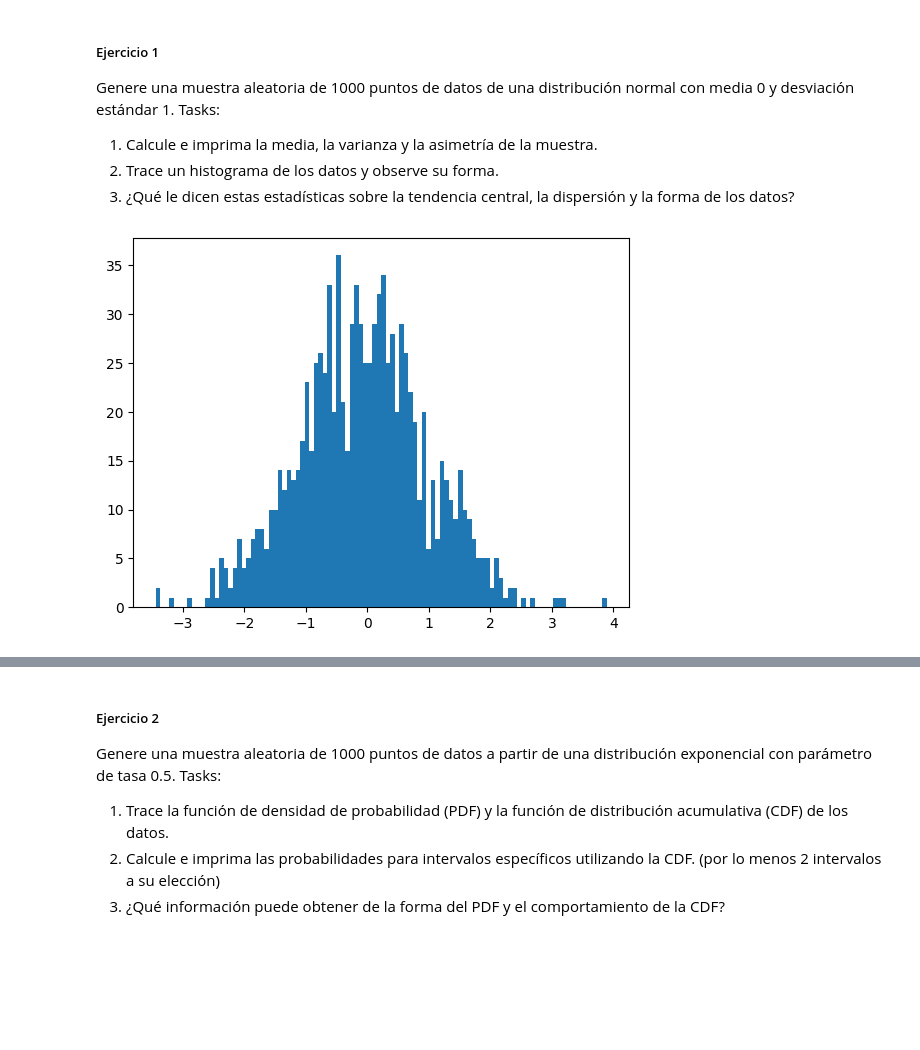
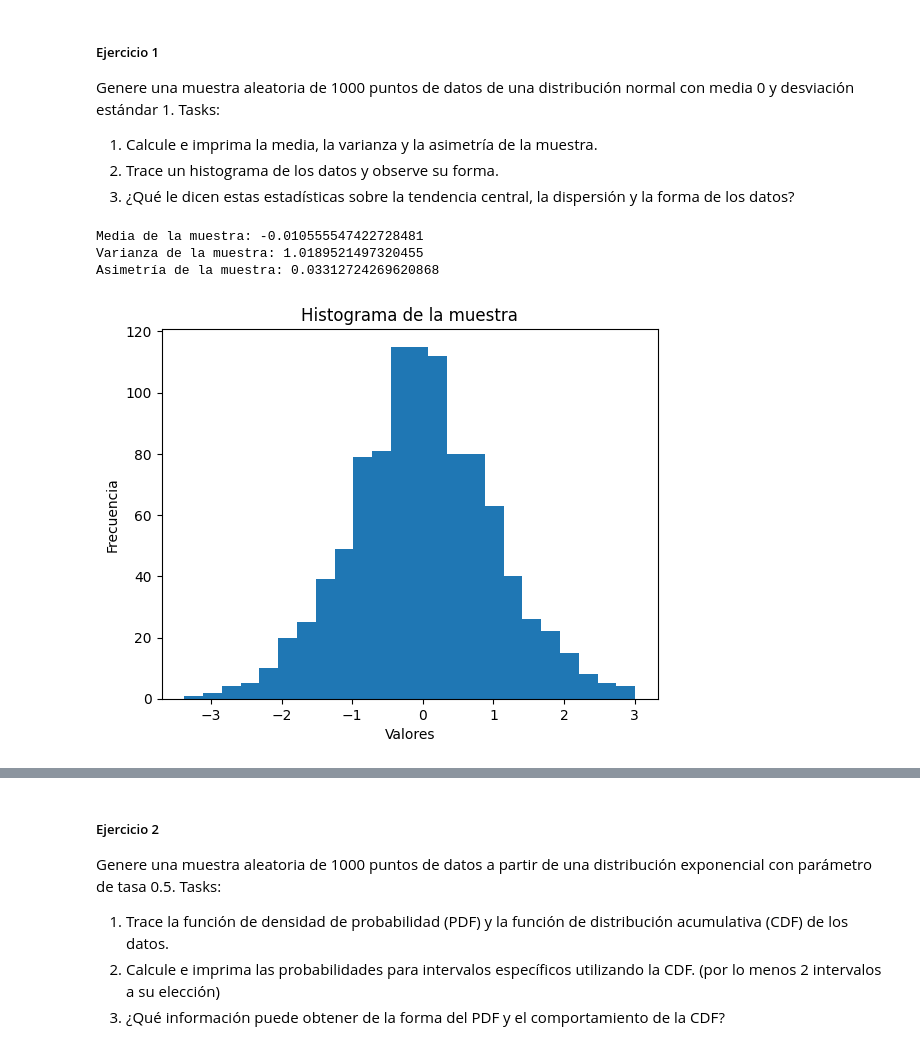
Before and after one commit to 20Candy/Lab1_Simulacion, a Jupyter notebook: main.ipynb, the cells around one changed output, grey strips where cells are left out. Saved outputs shown, nothing was run; the diff lists cells and outputs as text; code cells hidden in the pictures; blank space fills up the shorter version.

```diff
--- a/main.ipynb
+++ b/main.ipynb
@@ -13,11 +15,35 @@ Tasks:
 1. Calcule e imprima la media, la varianza y la asimetría de la muestra.
 2. Trace un histograma de los datos y observe su forma.
 3. ¿Qué le dicen estas estadísticas sobre la tendencia central, la dispersión y la forma de los datos?
-# %%
-# muestra aletoria de 1000 putnos de la distribucion normal con media 0 y desviacion estandar 1
-
-valores = np.random.normal(0, 1, 1000)
-plt.hist(valores, 100)
-plt.show()
-# %% [output]
-[figure, removed]
+# %%
+import numpy as np
+import matplotlib.pyplot as plt
+
+# Generar una muestra aleatoria de 1000 puntos de datos de una distribución normal con media 0 y desviación estándar 1
+muestra = np.random.normal(0, 1, size=1000)
+
+# Calcular la media de la muestra
+media = np.mean(muestra)
+
+# Calcular la varianza de la muestra
+varianza = np.var(muestra)
+
+# Calcular la asimetría de la muestra
+asimetria = np.mean((muestra - media) ** 3) / np.std(muestra) ** 3
+
+# Imprimir la media, la varianza y la asimetría
+print("Media de la muestra:", media)
+print("Varianza de la muestra:", varianza)
+print("Asimetría de la muestra:", asimetria)
+
+# Trazar un histograma de los datos
+plt.hist(muestra, bins='auto')
+plt.xlabel("Valores")
+plt.ylabel("Frecuencia")
+plt.title("Histograma de la muestra")
+plt.show()
+# %% [output]
+Media de la muestra: -0.010555547422728481
+Varianza de la muestra: 1.0189521497320455
+Asimetría de la muestra: 0.03312724269620868
+[figure, added]
```
Also changed, not shown: parts of 15 cells of this notebook.
